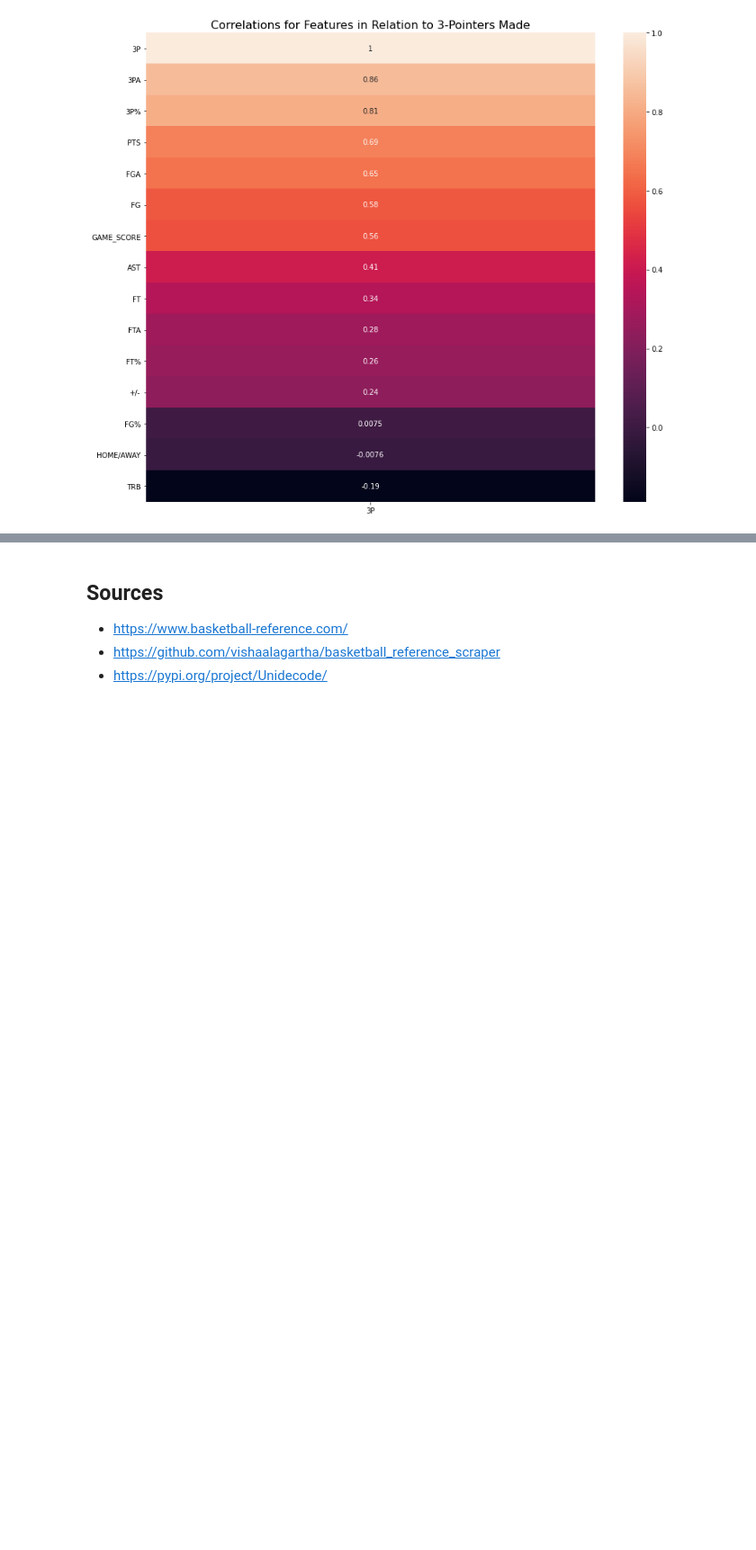
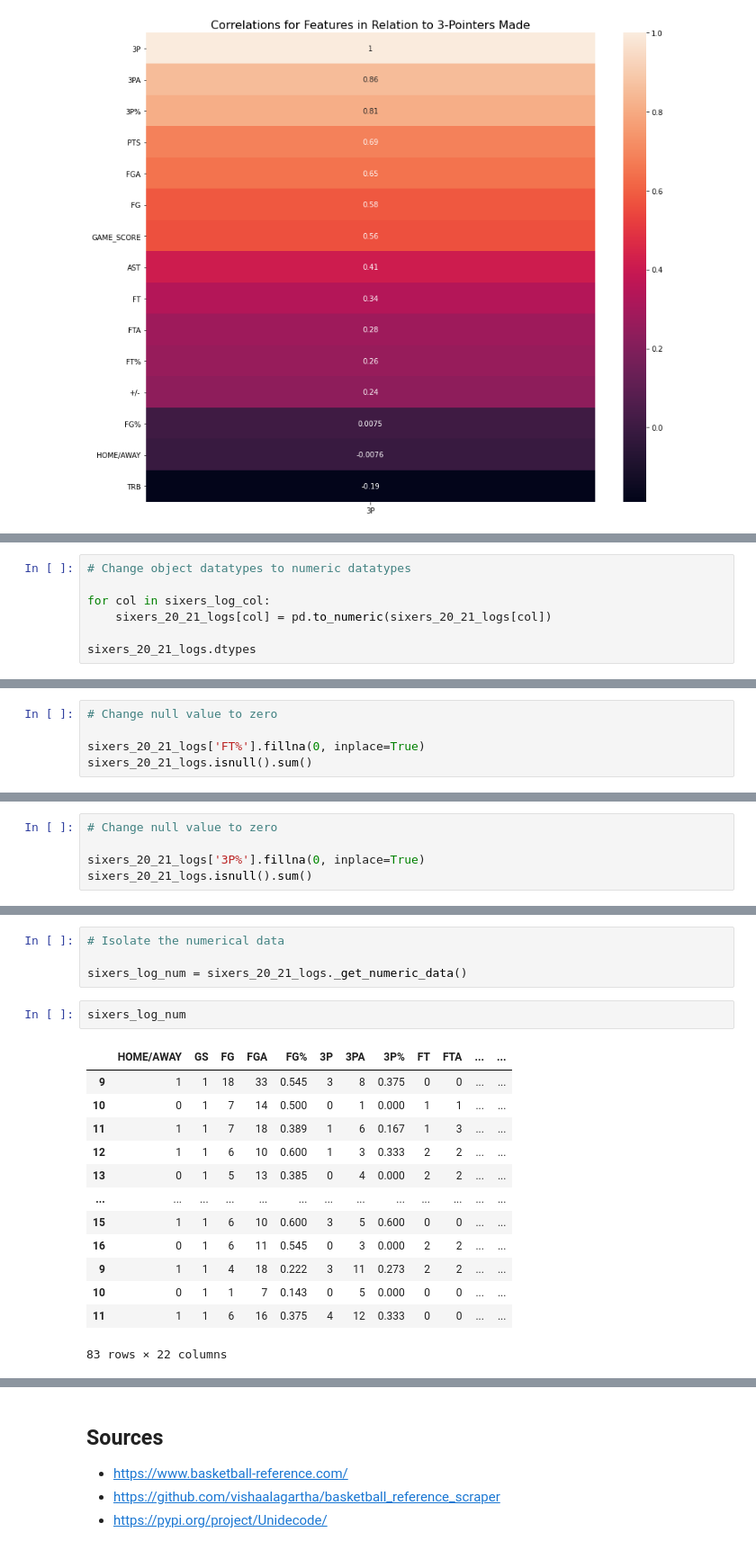
Before and after one commit to david-cq/Capstone, a Jupyter notebook: 01-Scraping_&_EDA.ipynb, the cells around one changed output, grey strips where cells are left out. Shown at 90% size. Cells and saved outputs as stored; diff of their text form; blank space fills up the shorter version.

```diff
--- a/01-Scraping_&_EDA.ipynb
+++ b/01-Scraping_&_EDA.ipynb
@@ -772,0 +686,7 @@ sns.heatmap(rockets_17_18_num_df.corr()[['3P']].sort_values('3P', ascending=Fals
+# %%
+# Change object datatypes to numeric datatypes
+
+for col in sixers_log_col:
+    sixers_20_21_logs[col] = pd.to_numeric(sixers_20_21_logs[col])
+
+sixers_20_21_logs.dtypes
@@ -772,0 +754,5 @@ sns.heatmap(rockets_17_18_num_df.corr()[['3P']].sort_values('3P', ascending=Fals
+# %%
+# Change null value to zero
+
+sixers_20_21_logs['FT%'].fillna(0, inplace=True)
+sixers_20_21_logs.isnull().sum()
@@ -772,0 +794,5 @@ sns.heatmap(rockets_17_18_num_df.corr()[['3P']].sort_values('3P', ascending=Fals
+# %%
+# Change null value to zero
+
+sixers_20_21_logs['3P%'].fillna(0, inplace=True)
+sixers_20_21_logs.isnull().sum()
@@ -772,0 +817,20 @@ sns.heatmap(rockets_17_18_num_df.corr()[['3P']].sort_values('3P', ascending=Fals
+# %%
+# Isolate the numerical data
+
+sixers_log_num = sixers_20_21_logs._get_numeric_data()
+# %%
+sixers_log_num
+# %% [output]
+|  | HOME/AWAY | GS | FG | FGA | FG% | 3P | 3PA | 3P% | FT | FTA | ... | ... |
+| 9 | 1 | 1 | 18 | 33 | 0.545 | 3 | 8 | 0.375 | 0 | 0 | ... | ... |
+| 10 | 0 | 1 | 7 | 14 | 0.500 | 0 | 1 | 0.000 | 1 | 1 | ... | ... |
+| 11 | 1 | 1 | 7 | 18 | 0.389 | 1 | 6 | 0.167 | 1 | 3 | ... | ... |
+| 12 | 1 | 1 | 6 | 10 | 0.600 | 1 | 3 | 0.333 | 2 | 2 | ... | ... |
+| 13 | 0 | 1 | 5 | 13 | 0.385 | 0 | 4 | 0.000 | 2 | 2 | ... | ... |
+| ... | ... | ... | ... | ... | ... | ... | ... | ... | ... | ... | ... | ... |
+| 15 | 1 | 1 | 6 | 10 | 0.600 | 3 | 5 | 0.600 | 0 | 0 | ... | ... |
+| 16 | 0 | 1 | 6 | 11 | 0.545 | 0 | 3 | 0.000 | 2 | 2 | ... | ... |
+| 9 | 1 | 1 | 4 | 18 | 0.222 | 3 | 11 | 0.273 | 2 | 2 | ... | ... |
+| 10 | 0 | 1 | 1 | 7 | 0.143 | 0 | 5 | 0.000 | 0 | 0 | ... | ... |
+| 11 | 1 | 1 | 6 | 16 | 0.375 | 4 | 12 | 0.333 | 0 | 0 | ... | ... |
+83 rows × 22 columns
```
Also changed, not shown: parts of 62 cells of this notebook, 6 other files.
